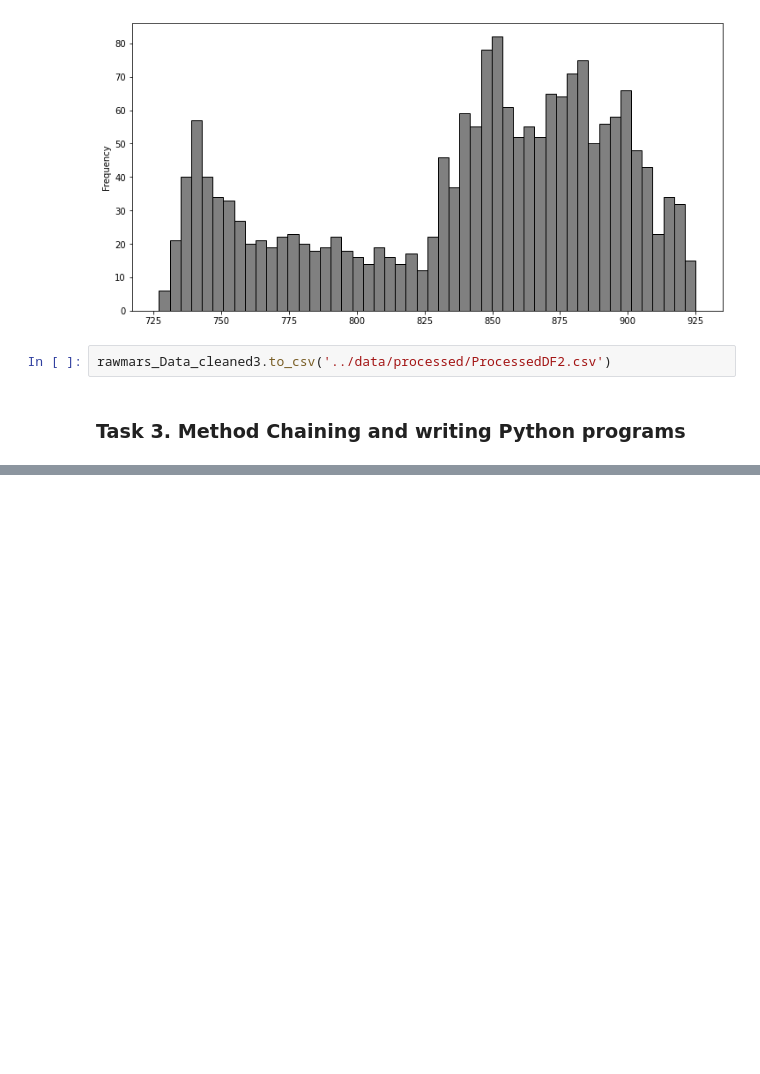
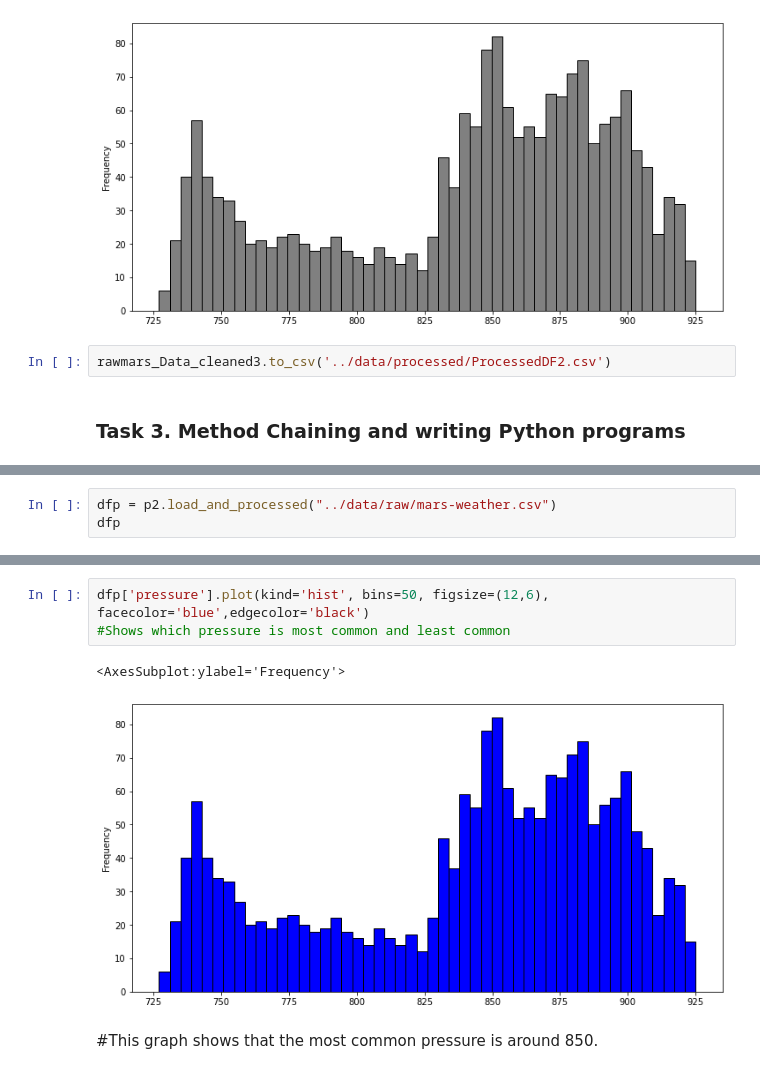
Before and after one commit to data301-2021-winter1/group15-project, a Jupyter notebook: notebooks/analysis2.ipynb, the cells around one changed output, grey strips where cells are left out. Drawn from its saved outputs; the diff is of its cells as text; blank space fills up the shorter version.

```diff
--- a/notebooks/analysis2.ipynb
+++ b/notebooks/analysis2.ipynb
@@ -251,0 +272,3 @@ SyntaxError: invalid syntax (project_functions2.py, line 4)
+# %%
+dfp = p2.load_and_processed("../data/raw/mars-weather.csv")
+dfp
@@ -251,0 +335,8 @@ SyntaxError: invalid syntax (project_functions2.py, line 4)
+# %%
+dfp['pressure'].plot(kind='hist', bins=50, figsize=(12,6), facecolor='blue',edgecolor='black')
+#Shows which pressure is most common and least common
+# %% [output]
+<AxesSubplot:ylabel='Frequency'>
+[figure, added]
+# %% [markdown]
+#This graph shows that the most common pressure is around 850.
```
Also changed, not shown: parts of 15 cells of this notebook, 1 other file.
